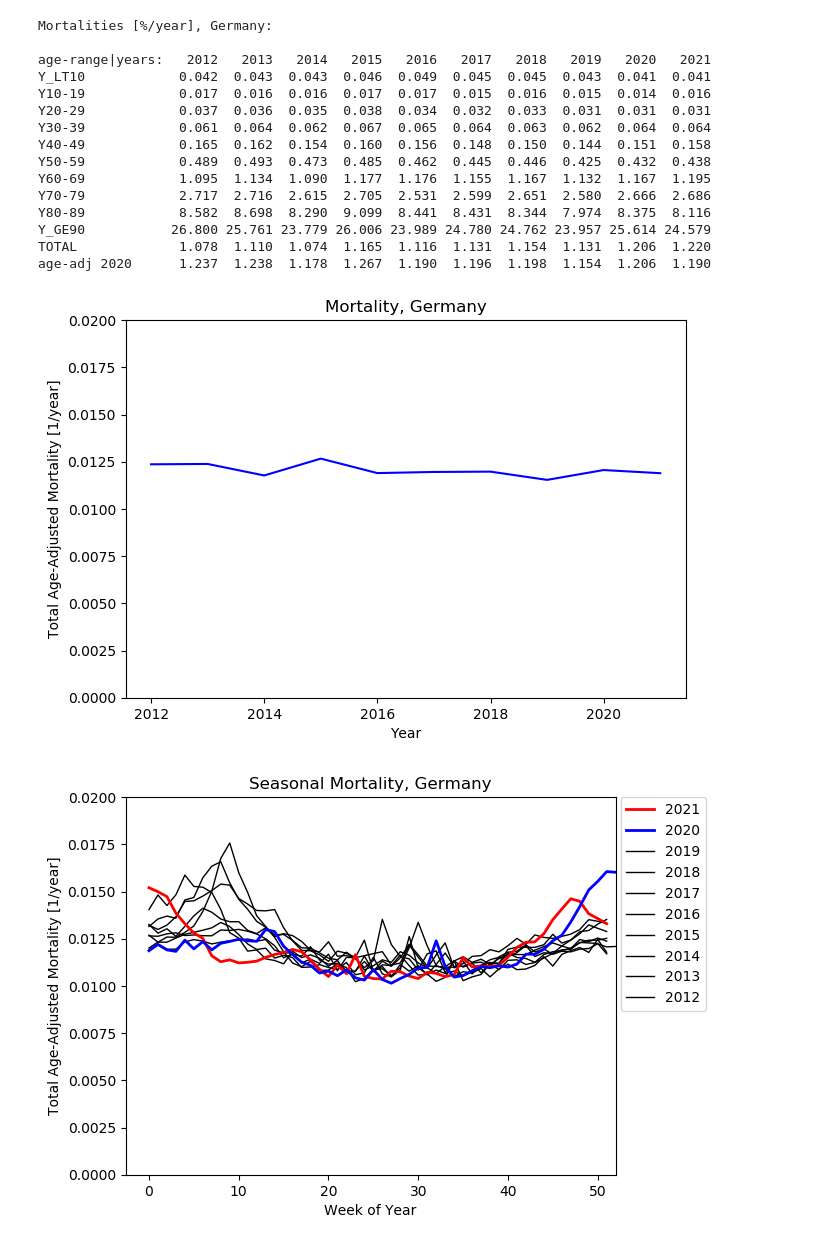
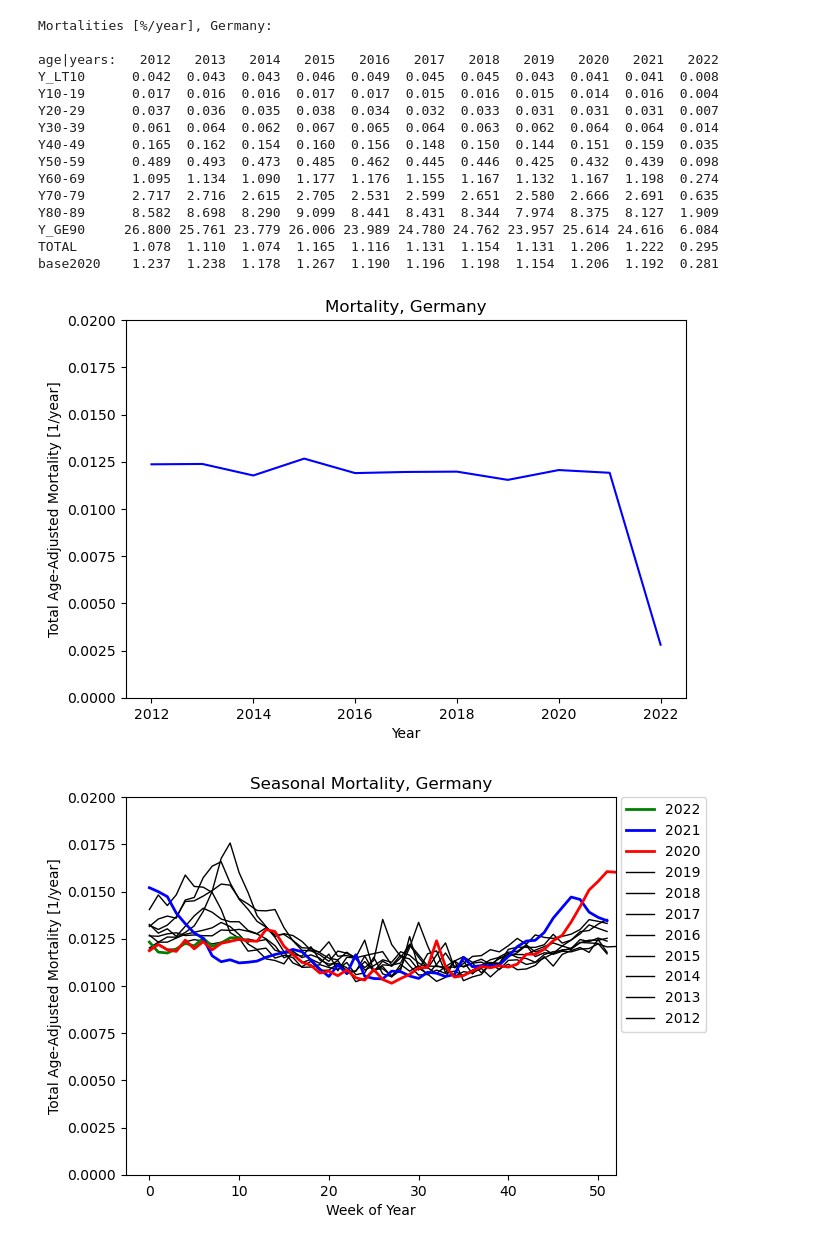
Before and after one commit to RichardPotthoff/Eurostat, a Jupyter notebook: eurostat.ipynb, the cells around one changed output. Drawn from its saved outputs; the diff is of its cells as text; code cells hidden in the pictures.

Commit message:
plot line color added for year 2022

```diff
--- a/eurostat.ipynb
+++ b/eurostat.ipynb
@@ -132,54 +135,54 @@ for age in age_ranges:
       continue
 
 #calculate the age-adjusted mortality for the base_year
-mort[f'age-adj {base_year}']={}
+mort[f'base{base_year}']={}
 for year in years:
   try:
     s=0
     for age in age_ranges[:-1]:
       s+=deaths_a[age][year]/pop[age][year-1]*pop[age][base_year-1]
     x=s/pop["TOTAL"][base_year-1]
-    mort[f'age-adj {base_year}'][year]=x
+    mort[f'base{base_year}'][year]=x
   except KeyError:
     continue
 
-mortyears=list(mort[f'age-adj {base_year}'].keys())
+mortyears=list(mort[f'base{base_year}'].keys())
 print()
 print(f'Mortalities [%/year], {cc2name(geo)}:')
 print()
-print(f'{"age-range|years:":16s}{"".join([f" {y:6d}" for y in mortyears])}')
+print(f'{"age|years:":10s}{"".join([f" {y:6d}" for y in mortyears])}')
 for age,row in mort.items():
-  print(f'{age:16s}',end=' ')
+  print(f'{age:10s}',end=' ')
   print(''.join([f'{mort[age].get(y,0)*100.0:6.3f} ' for y in mortyears]))
 # %% [output]
 Mortalities [%/year], Germany:
 
-age-range|years:   2012   2013   2014   2015   2016   2017   2018   2019   2020   2021
-Y_LT10            0.042  0.043  0.043  0.046  0.049  0.045  0.045  0.043  0.041  0.041
-Y10-19            0.017  0.016  0.016  0.017  0.017  0.015  0.016  0.015  0.014  0.016
-Y20-29            0.037  0.036  0.035  0.038  0.034  0.032  0.033  0.031  0.031  0.031
-Y30-39            0.061  0.064  0.062  0.067  0.065  0.064  0.063  0.062  0.064  0.064
-Y40-49            0.165  0.162  0.154  0.160  0.156  0.148  0.150  0.144  0.151  0.158
-Y50-59            0.489  0.493  0.473  0.485  0.462  0.445  0.446  0.425  0.432  0.438
-Y60-69            1.095  1.134  1.090  1.177  1.176  1.155  1.167  1.132  1.167  1.195
-Y70-79            2.717  2.716  2.615  2.705  2.531  2.599  2.651  2.580  2.666  2.686
-Y80-89            8.582  8.698  8.290  9.099  8.441  8.431  8.344  7.974  8.375  8.116
-Y_GE90           26.800 25.761 23.779 26.006 23.989 24.780 24.762 23.957 25.614 24.579
-TOTAL             1.078  1.110  1.074  1.165  1.116  1.131  1.154  1.131  1.206  1.220
-age-adj 2020      1.237  1.238  1.178  1.267  1.190  1.196  1.198  1.154  1.206  1.190
+age|years:   2012   2013   2014   2015   2016   2017   2018   2019   2020   2021   2022
+Y_LT10      0.042  0.043  0.043  0.046  0.049  0.045  0.045  0.043  0.041  0.041  0.008
+Y10-19      0.017  0.016  0.016  0.017  0.017  0.015  0.016  0.015  0.014  0.016  0.004
+Y20-29      0.037  0.036  0.035  0.038  0.034  0.032  0.033  0.031  0.031  0.031  0.007
+Y30-39      0.061  0.064  0.062  0.067  0.065  0.064  0.063  0.062  0.064  0.064  0.014
+Y40-49      0.165  0.162  0.154  0.160  0.156  0.148  0.150  0.144  0.151  0.159  0.035
+Y50-59      0.489  0.493  0.473  0.485  0.462  0.445  0.446  0.425  0.432  0.439  0.098
+Y60-69      1.095  1.134  1.090  1.177  1.176  1.155  1.167  1.132  1.167  1.198  0.274
+Y70-79      2.717  2.716  2.615  2.705  2.531  2.599  2.651  2.580  2.666  2.691  0.635
+Y80-89      8.582  8.698  8.290  9.099  8.441  8.431  8.344  7.974  8.375  8.127  1.909
+Y_GE90     26.800 25.761 23.779 26.006 23.989 24.780 24.762 23.957 25.614 24.616  6.084
+TOTAL       1.078  1.110  1.074  1.165  1.116  1.131  1.154  1.131  1.206  1.222  0.295
+base2020    1.237  1.238  1.178  1.267  1.190  1.196  1.198  1.154  1.206  1.192  0.281
 # %%
 %matplotlib inline
 plt.rcParams['figure.figsize'] = [7, 5]
 plt.rcParams['figure.dpi']=100
 plt.ylabel('Total Age-Adjusted Mortality [1/year]')
 plt.xlabel('Year')
 plt.title(f'Mortality, {cc2name(geo)}')
-plt.plot(list(mort[f'age-adj {base_year}'].keys())[:],list(mort[f'age-adj {base_year}'].values())[:],'b')
+plt.plot(list(mort[f'base{base_year}'].keys())[:],list(mort[f'base{base_year}'].values())[:],'b')
 plt.subplots_adjust(left=0.15,right=0.95)
 _=plt.ylim(bottom=0.0,top=0.02)
 #plt.savefig(f'am_{geo}.pdf')
 # %% [output]
-[figure, old version]
+[figure, new version]
 # %%
 plt.close()
 for year,weeks in deaths_w['TOTAL'].items() :
@@ -188,11 +191,12 @@ for year,weeks in deaths_w['TOTAL'].items() :
     last_week=len(weeks)
     while weeks[last_week-1]==0 and last_week>0:
       last_week-=1
-    age_adj=mort[f'age-adj {base_year}'][year]/mort['TOTAL'][year]
+    age_adj=mort[f'base{base_year}'][year]/mort['TOTAL'][year]
     plt.plot([age_adj*y/pop["TOTAL"][year-1]*365.25/7 for y in weeks[1:last_week]],
      **(
-          dict(c='r',lw=2,zorder=1,) if year==2021
-     else dict(c='b',lw=2,zorder=1,) if year==2020
+          dict(c='r',lw=2,zorder=1,) if year==2020
+     else dict(c='b',lw=2,zorder=1,) if year==2021
+     else dict(c='g',lw=2,zorder=1,) if year==2022
      else dict(c='k',lw=1,zorder=0,)
        ),
         label=f'{year}')
@@ -205,7 +209,7 @@ plt.xlim(right=52)
 plt.subplots_adjust(left=0.14,right=0.84)# make space for legend to the right
 #plt.savefig(f'sm_{geo}.pdf')
 # %% [output]
-[figure, old version]
+[figure, new version]
 # %%
 if DEBUG:
   #check if calculated weekly and annual mortalities add up:
```
Also changed, not shown: parts of 4 cells of this notebook, 1 other file.
